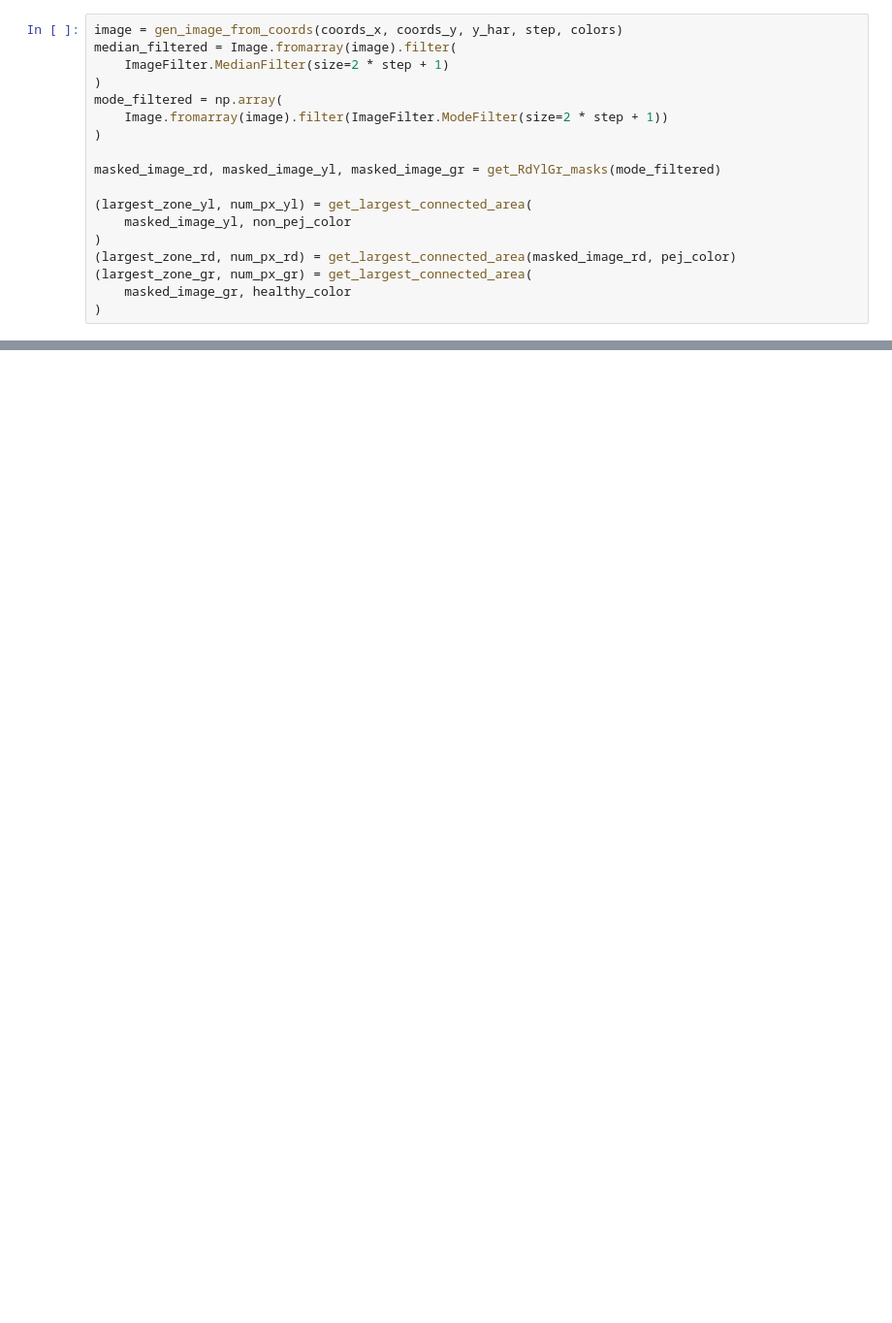
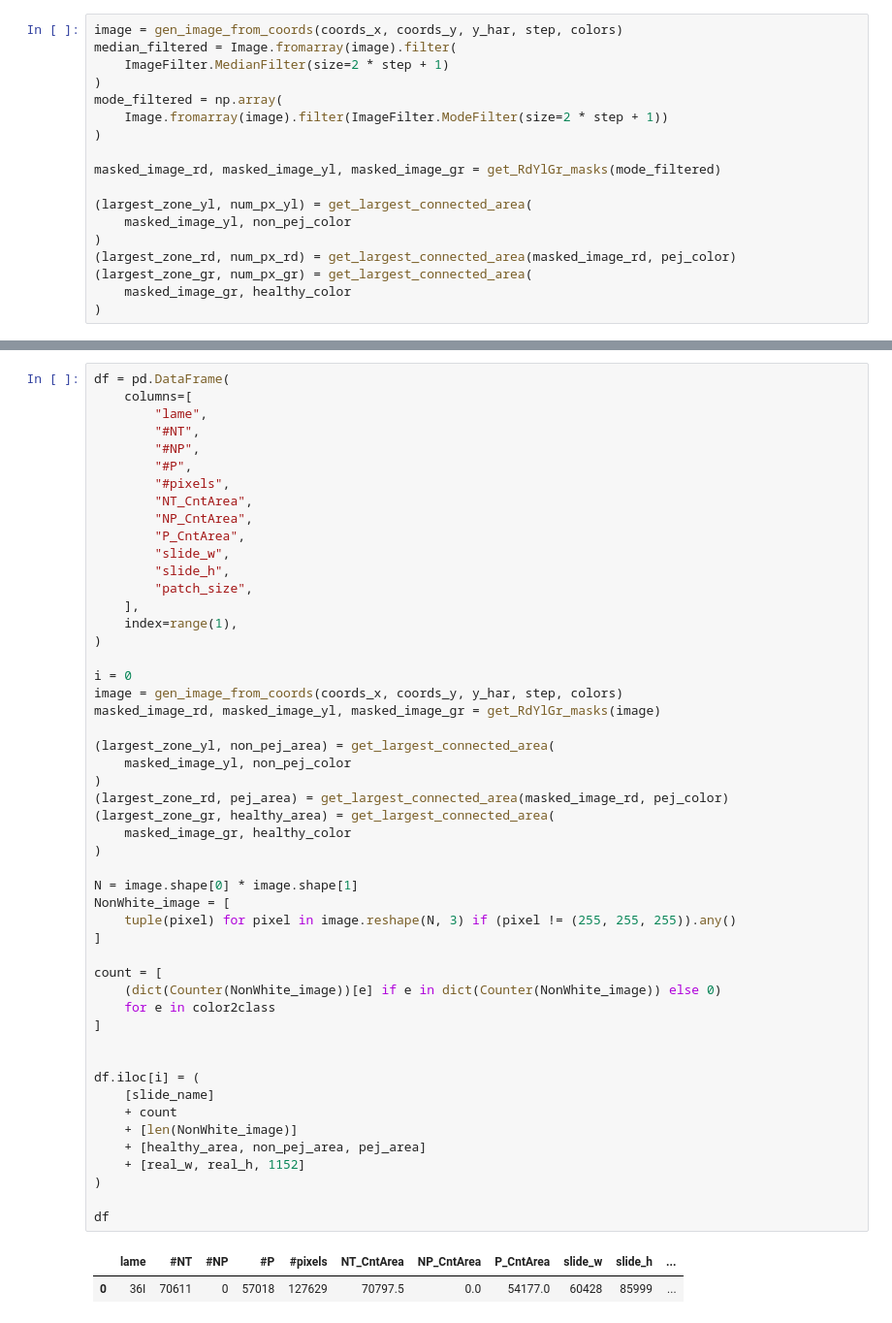
Before and after one commit to aymenSadraoui/ML-Model-Integrating-Computational-Pathology-to-Predict-Early-Recurrence-of-HCC, a Jupyter notebook: notebooks/STEP5_gen_tumor_features.ipynb, the cells around one changed output, grey strips where cells are left out. Shown at 97% size. Cells and saved outputs as stored; diff of their text form; blank space fills up the shorter version.

```diff
--- a/notebooks/STEP5_gen_tumor_features.ipynb
+++ b/notebooks/STEP5_gen_tumor_features.ipynb
@@ -140,0 +147,53 @@ plt.show()
+# %%
+df = pd.DataFrame(
+    columns=[
+        "lame",
+        "#NT",
+        "#NP",
+        "#P",
+        "#pixels",
+        "NT_CntArea",
+        "NP_CntArea",
+        "P_CntArea",
+        "slide_w",
+        "slide_h",
+        "patch_size",
+    ],
+    index=range(1),
+)
+
+i = 0
+image = gen_image_from_coords(coords_x, coords_y, y_har, step, colors)
+masked_image_rd, masked_image_yl, masked_image_gr = get_RdYlGr_masks(image)
+
+(largest_zone_yl, non_pej_area) = get_largest_connected_area(
+    masked_image_yl, non_pej_color
+)
+(largest_zone_rd, pej_area) = get_largest_connected_area(masked_image_rd, pej_color)
+(largest_zone_gr, healthy_area) = get_largest_connected_area(
+    masked_image_gr, healthy_color
+)
+
+N = image.shape[0] * image.shape[1]
+NonWhite_image = [
+    tuple(pixel) for pixel in image.reshape(N, 3) if (pixel != (255, 255, 255)).any()
+]
+
+count = [
+    (dict(Counter(NonWhite_image))[e] if e in dict(Counter(NonWhite_image)) else 0)
+    for e in color2class
+]
+
+
+df.iloc[i] = (
+    [slide_name]
+    + count
+    + [len(NonWhite_image)]
+    + [healthy_area, non_pej_area, pej_area]
+    + [real_w, real_h, 1152]
+)
+
+df
+# %% [output]
+|  | lame | #NT | #NP | #P | #pixels | NT_CntArea | NP_CntArea | P_CntArea | slide_w | slide_h | ... |
+| 0 | 36I | 70611 | 0 | 57018 | 127629 | 70797.5 | 0.0 | 54177.0 | 60428 | 85999 | ... |
```
Also changed, not shown: parts of 11 cells of this notebook.
